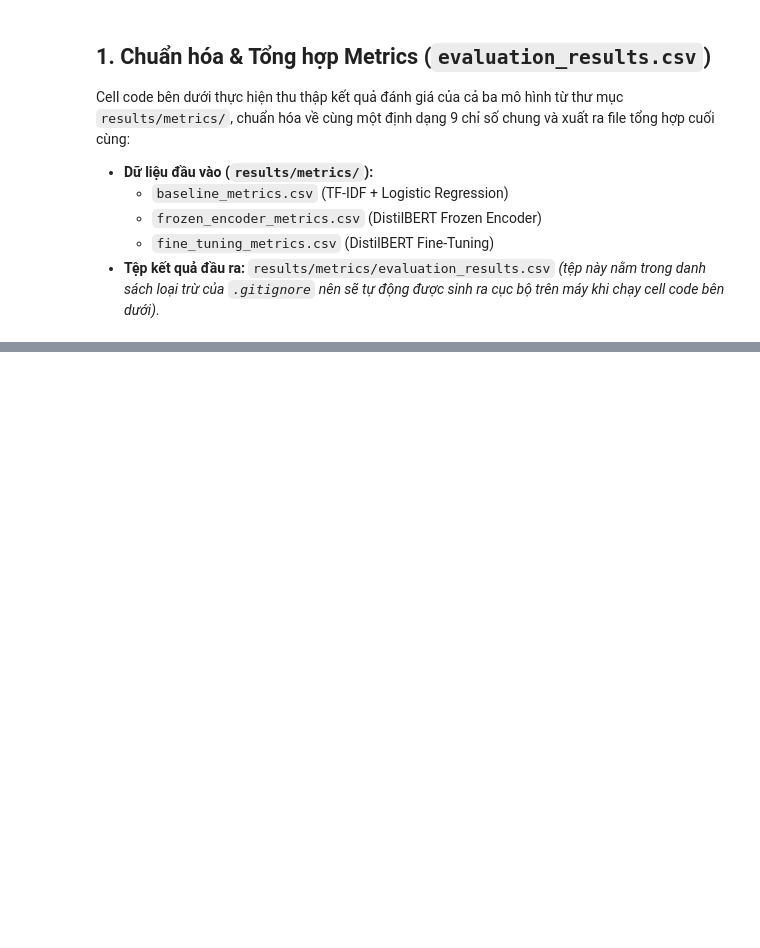
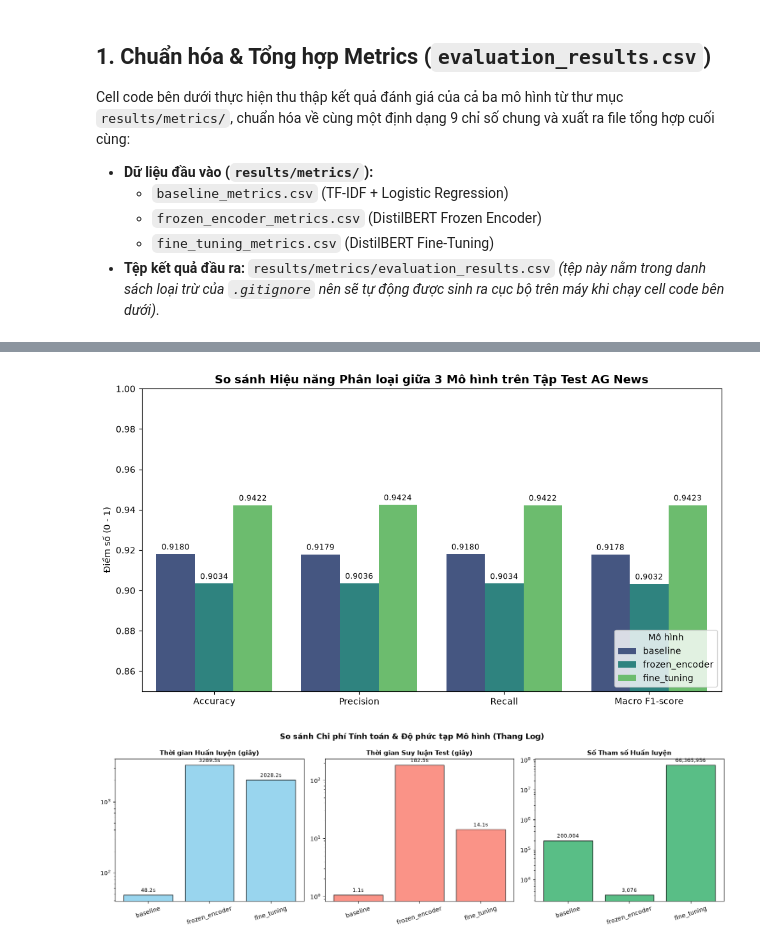
Before and after one commit to maintx1770-sudo/Course-Work-6, a Jupyter notebook: notebooks/05_comparison.ipynb, the cells around one changed output, grey strips where cells are left out. Drawn from its saved outputs; the diff is of its cells as text; code cells hidden in the pictures; blank space fills up the shorter version.

```diff
--- a/notebooks/05_comparison.ipynb
+++ b/notebooks/05_comparison.ipynb
@@ -98,0 +106,45 @@ for title, pred_path, fig_path in pred_configs:
+# %%
+# Biểu đồ 2A: So sánh 4 chỉ số chất lượng phân loại (Accuracy, Precision, Recall, Macro F1)
+quality_cols = ["Accuracy", "Precision", "Recall", "Macro F1-score"]
+df_melted = eval_df.melt(id_vars="Model", value_vars=quality_cols, var_name="Metric", value_name="Score")
+
+plt.figure(figsize=(10, 5.5))
+ax = sns.barplot(data=df_melted, x="Metric", y="Score", hue="Model", palette="viridis")
+plt.ylim(0.85, 1.0)
+plt.title("So sánh Hiệu năng Phân loại giữa 3 Mô hình trên Tập Test AG News", fontsize=13, fontweight="bold")
+plt.ylabel("Điểm số (0 - 1)")
+plt.xlabel("")
+plt.legend(title="Mô hình", loc="lower right")
+for container in ax.containers:
+    ax.bar_label(container, fmt="%.4f", fontsize=8.5, padding=3)
+plt.tight_layout()
+plt.savefig(FIGURES_DIR / "comparison_classification_metrics.png", dpi=300)
+plt.show()
+
+# Biểu đồ 2B: So sánh Thời gian Huấn luyện, Thời gian Suy luận và Số Tham số Huấn luyện
+fig, axes = plt.subplots(1, 3, figsize=(15, 4.8))
+
+resource_specs = [
+    ("Training Time (s)", "Thời gian Huấn luyện (giây)", "skyblue"),
+    ("Inference Time (s)", "Thời gian Suy luận Test (giây)", "salmon"),
+    ("Trainable Parameters", "Số Tham số Huấn luyện", "mediumseagreen"),
+]
+
+for ax, (col, title, color) in zip(axes, resource_specs):
+    bars = ax.bar(eval_df["Model"], eval_df[col], color=color, edgecolor="black", alpha=0.85)
+    ax.set_title(title, fontsize=11, fontweight="bold")
+    ax.tick_params(axis="x", rotation=18)
+    ax.set_yscale("log")  # Dùng thang log để hiển thị rõ sự chênh lệch lớn giữa TF-IDF và DistilBERT
+    for bar in bars:
+        val = bar.get_height()
+        label = f"{int(val):,}" if col == "Trainable Parameters" else f"{val:.1f}s"
+        ax.annotate(label, (bar.get_x() + bar.get_width() / 2, val),
+                    ha="center", va="bottom", fontsize=8.5, xytext=(0, 3), textcoords="offset points")
+
+plt.suptitle("So sánh Chi phí Tính toán & Độ phức tạp Mô hình (Thang Log)", fontsize=13, fontweight="bold")
+plt.tight_layout()
+plt.savefig(FIGURES_DIR / "comparison_computational_cost.png", dpi=300)
+plt.show()
+# %% [output]
+[figure, added]
+[figure, added]
```
Also changed, not shown: parts of 4 cells of this notebook.
